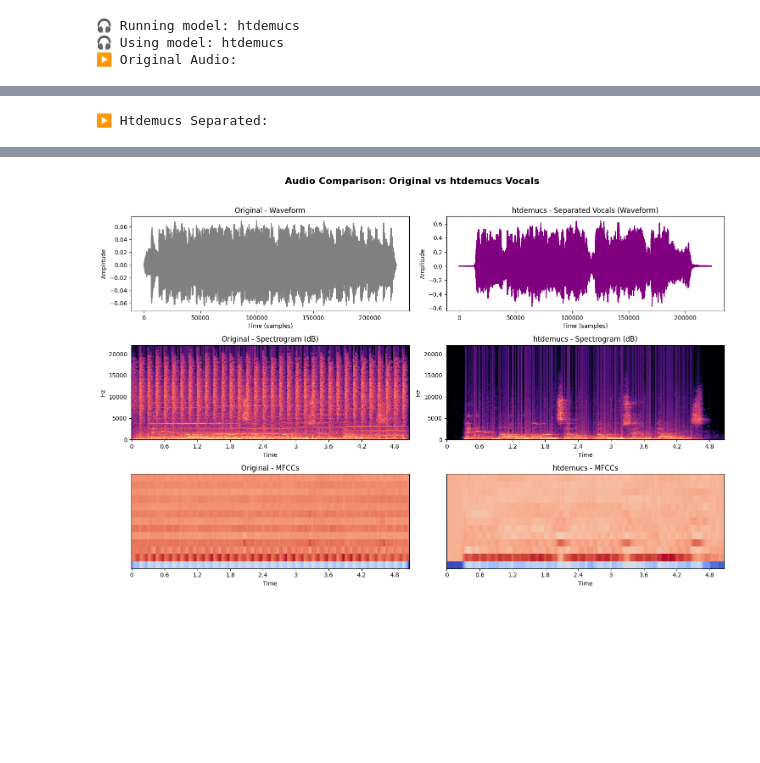
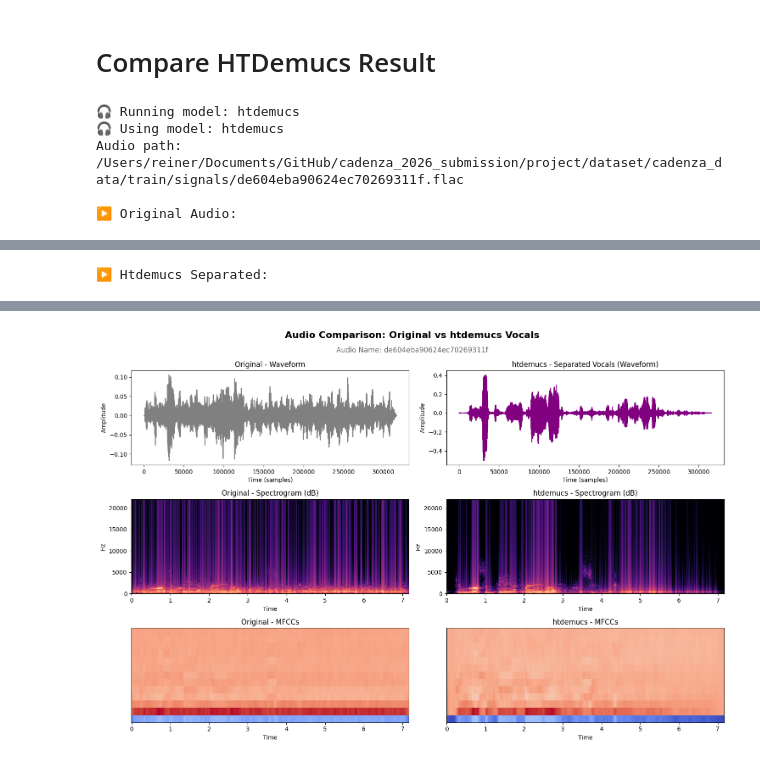
Before and after one commit to ReinerJasin/cadenza_2026_submission, a Jupyter notebook: hdemucs_ffn/compare_demucs_versions.ipynb, the cells around one changed output, grey strips where cells are left out. Cells and saved outputs as stored; diff of their text form; code cells hidden in the pictures; blank space fills up the shorter version.

```diff
--- a/hdemucs_ffn/compare_demucs_versions.ipynb
+++ b/hdemucs_ffn/compare_demucs_versions.ipynb
@@ -1 +1,3 @@
+# %% [markdown]
+# Compare HTDemucs Result
 # %%
@@ -13,7 +16,7 @@ from hdemucs import separate_vocals
 import warnings
 warnings.filterwarnings("ignore")
 # %%
-AUDIO_NAME = "0af1c669ccc842d6617d8793"
-AUDIO_PATH = Path(f"/Users/reiner/Documents/GitHub/cadenza_2026_submission/project/dataset/cadenza_data/train/unprocessed/{AUDIO_NAME}_unproc.flac")
+AUDIO_NAME = "de604eba90624ec70269311f"
+AUDIO_PATH = Path(f"/Users/reiner/Documents/GitHub/cadenza_2026_submission/project/dataset/cadenza_data/train/signals/{AUDIO_NAME}.flac")
 
 demucs_models = ["htdemucs"]
@@ -47,7 +23,12 @@ demucs_models = ["htdemucs"]
 # %%
-def show_comparison(original_wav, separated_wav, sr, model_name="Demucs"):
+def show_comparison(original_wav, separated_wav, sr, audio_name, model_name="Demucs"):
     fig, axes = plt.subplots(3, 2, figsize=(15, 10))
     fig.suptitle(f"Audio Comparison: Original vs {model_name} Vocals", fontsize=16, fontweight="bold")
+
+    # Add one subtitle under suptitle
+    fig.text(0.5, 0.93,
+             f"Audio Name: {audio_name}",
+             ha='center', fontsize=12, color='dimgray')
 
     # Waveform
     axes[0, 0].plot(original_wav[0].numpy(), color='gray')
@@ -86,35 +67,31 @@ def show_comparison(original_wav, separated_wav, sr, model_name="Demucs"):
 
     plt.tight_layout(rect=[0, 0, 1, 0.96])
     plt.show()
-
-    # === Audio playback ===
-    # print("▶️ Playing Original Audio...")
-    # display(Audio(original_wav[0].numpy(), rate=sr))
-    # print(f"🎤 Playing {model_name} Separated Vocals...")
-    # display(Audio(separated_wav[0].numpy(), rate=sr))
 # %%
 for model_name in demucs_models:
     print(f"\n🎧 Running model: {model_name}")
     vocals, sr = separate_vocals(str(AUDIO_PATH), model_name=model_name)
     original, _ = torchaudio.load(AUDIO_PATH)
 
     # Play audio in notebook
     print("▶️ Original Audio:\n")
     display(Audio(original.numpy(), rate=sr))
 
     print("▶️ Htdemucs Separated:\n")
     display(Audio(vocals[0].numpy(), rate=sr))
 
     # Show features
     # show_audio_features(vocals, sr, title_prefix=f"{model_name} Vocals")
-    show_comparison(original, vocals, sr, model_name=model_name)
+    show_comparison(original, vocals, sr, AUDIO_NAME, model_name=model_name)
 # %% [output]
 🎧 Running model: htdemucs
 🎧 Using model: htdemucs
+Audio path: /Users/reiner/Documents/GitHub/cadenza_2026_submission/project/dataset/cadenza_data/train/signals/de604eba90624ec70269311f.flac
+
 ▶️ Original Audio:
 [interactive output not drawn]
 ▶️ Htdemucs Separated:
 [interactive output not drawn]
-[figure, old version]
+[figure, new version]
 # %%
 torchaudio.save(f"{model_name}_{AUDIO_NAME}.wav", vocals, sr)
```
Also changed, not shown: parts of 2 cells of this notebook.
